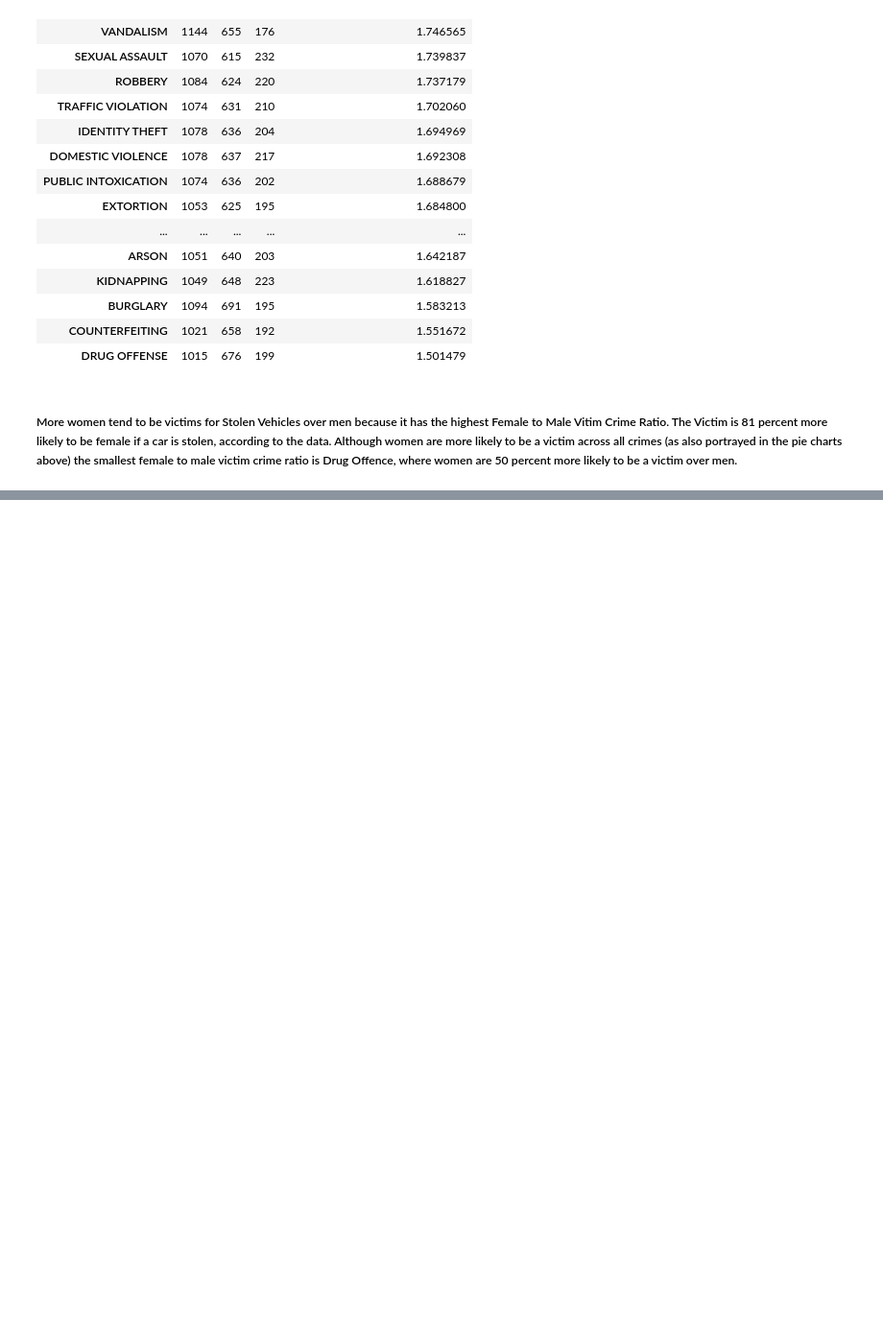
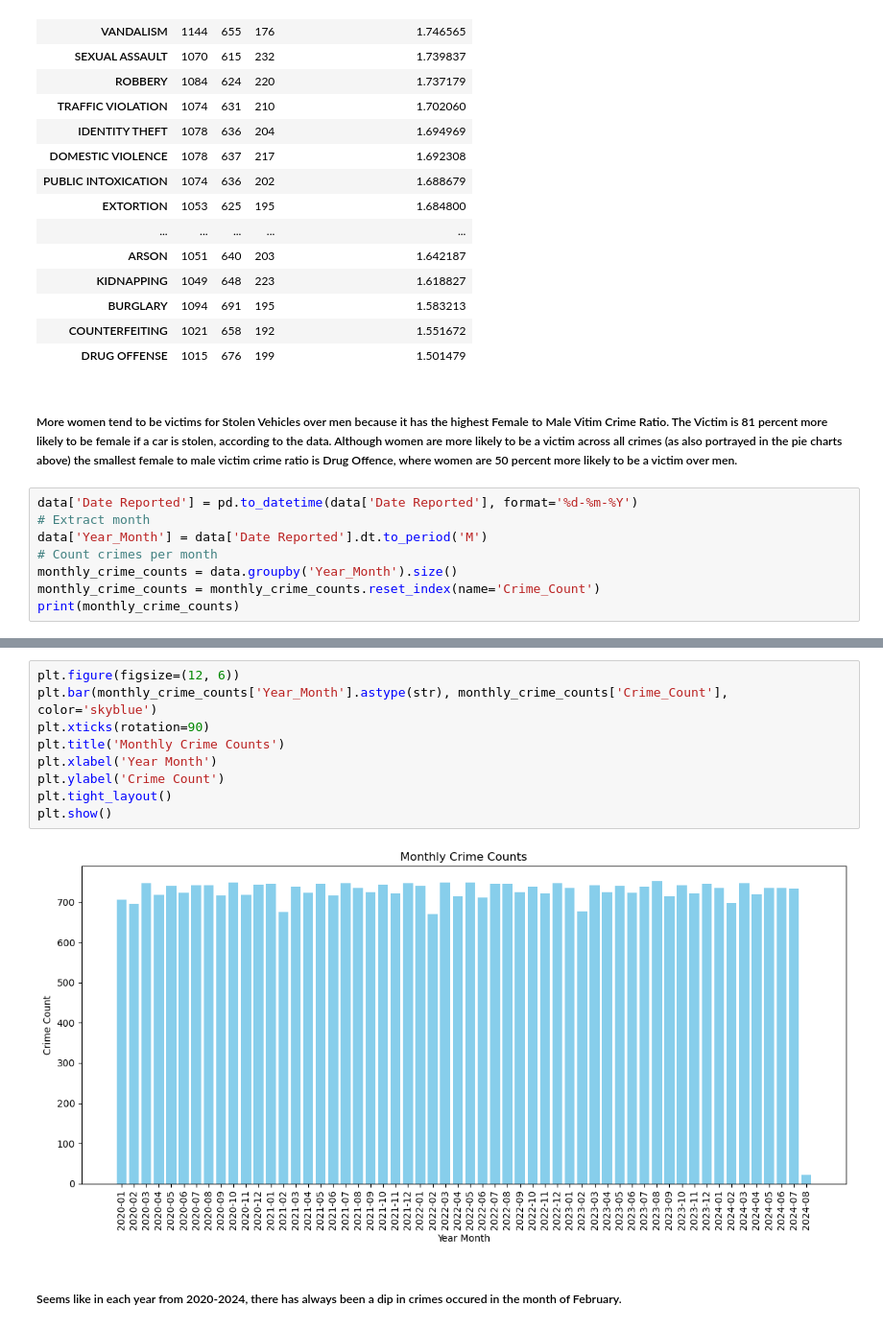
Before and after one commit to aadhyanav/india_crimes_analysis_2023, a Jupyter notebook: india_crimes.ipynb, the cells around one changed output, grey strips where cells are left out. Shown at 96% size. Cells and saved outputs as stored; diff of their text form; blank space fills up the shorter version.

```diff
--- a/india_crimes.ipynb
+++ b/india_crimes.ipynb
@@ -244,3 +244,11 @@ crime_gender_counts.sort_values('Female To Male Victim Crime Ratio', ascending =
 | DRUG OFFENSE | 1015 | 676 | 199 | 1.501479 |
 # %% [markdown]
 ##### More women tend to be victims for Stolen Vehicles over men because it has the highest Female to Male Vitim Crime Ratio. The Victim is 81 percent more likely to be female if a car is stolen, according to the data. Although women are more likely to be a victim across all crimes (as also portrayed in the pie charts above) the smallest female to male victim crime ratio is Drug Offence, where women are 50 percent more likely to be a victim over men.
+# %%
+data['Date Reported'] = pd.to_datetime(data['Date Reported'], format='%d-%m-%Y')
+# Extract month
+data['Year_Month'] = data['Date Reported'].dt.to_period('M')
+# Count crimes per month
+monthly_crime_counts = data.groupby('Year_Month').size()
+monthly_crime_counts = monthly_crime_counts.reset_index(name='Crime_Count')
+print(monthly_crime_counts)
@@ -246,0 +273,13 @@ crime_gender_counts.sort_values('Female To Male Victim Crime Ratio', ascending =
+# %%
+plt.figure(figsize=(12, 6))
+plt.bar(monthly_crime_counts['Year_Month'].astype(str), monthly_crime_counts['Crime_Count'], color='skyblue')
+plt.xticks(rotation=90)
+plt.title('Monthly Crime Counts')
+plt.xlabel('Year Month')
+plt.ylabel('Crime Count')
+plt.tight_layout()
+plt.show()
+# %% [output]
+[figure, added]
+# %% [markdown]
+##### Seems like in each year from 2020-2024, there has always been a dip in crimes occured in the month of February.
```
Also changed, not shown: parts of 3 cells of this notebook.
